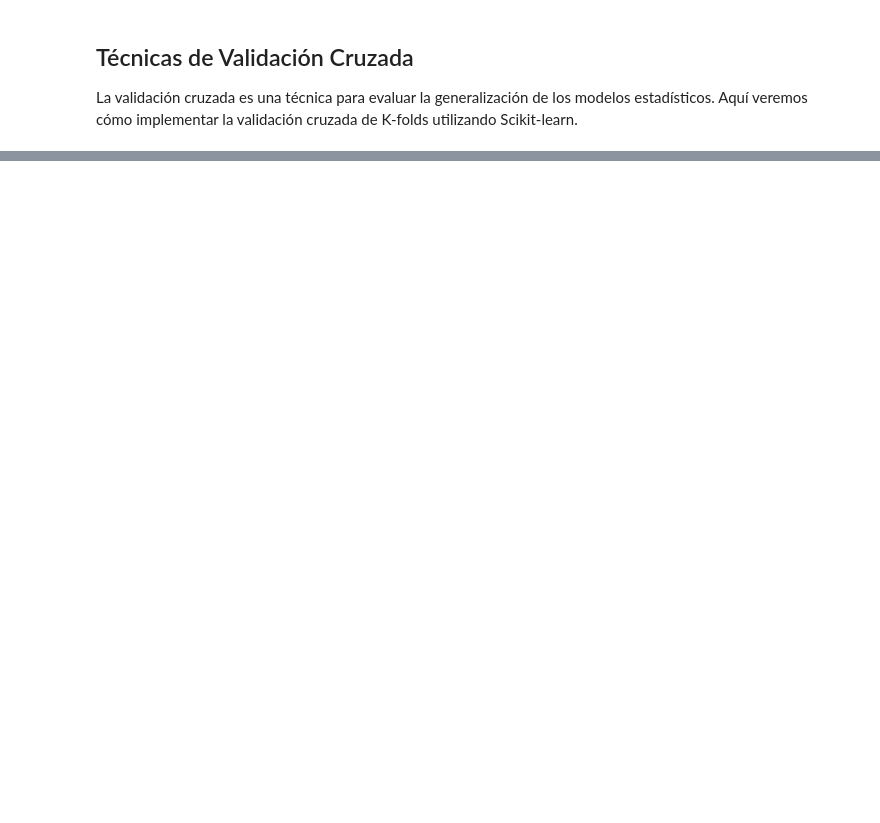
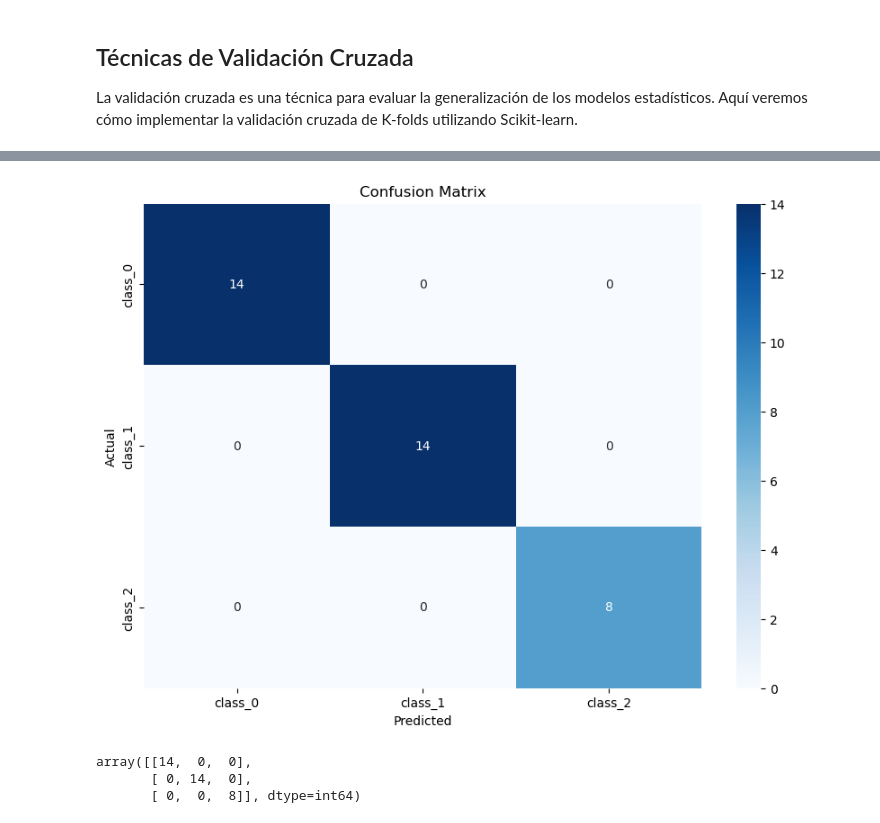
Before and after one commit to vema17/Laboratorios-MLops, a Jupyter notebook: Laboratorio30_05.ipynb, the cells around one changed output, grey strips where cells are left out. Cells and saved outputs as stored; diff of their text form; code cells hidden in the pictures; blank space fills up the shorter version.

```diff
--- a/Laboratorio30_05.ipynb
+++ b/Laboratorio30_05.ipynb
@@ -206,0 +244,26 @@ La validación cruzada es una técnica para evaluar la generalización de los mo
+# %%
+# Entrenar el modelo
+model = LogisticRegression(max_iter=10000, random_state=42)
+model.fit(X_train, y_train)
+
+# Realizar predicciones
+y_pred = model.predict(X_test)
+
+# Generar la matriz de confusión
+cm = confusion_matrix(y_test, y_pred)
+
+# Visualizar la matriz de confusión usando Matplotlib y Seaborn
+plt.figure(figsize=(10, 7))
+sns.heatmap(cm, annot=True, fmt='d', cmap='Blues', xticklabels=data.target_names, yticklabels=data.target_names)
+plt.xlabel('Predicted')
+plt.ylabel('Actual')
+plt.title('Confusion Matrix')
+plt.show()
+# %% [output]
+[figure, added]
+# %%
+cm
+# %% [output]
+array([[14,  0,  0],
+       [ 0, 14,  0],
+       [ 0,  0,  8]], dtype=int64)
```
Also changed, not shown: parts of 8 cells of this notebook.
